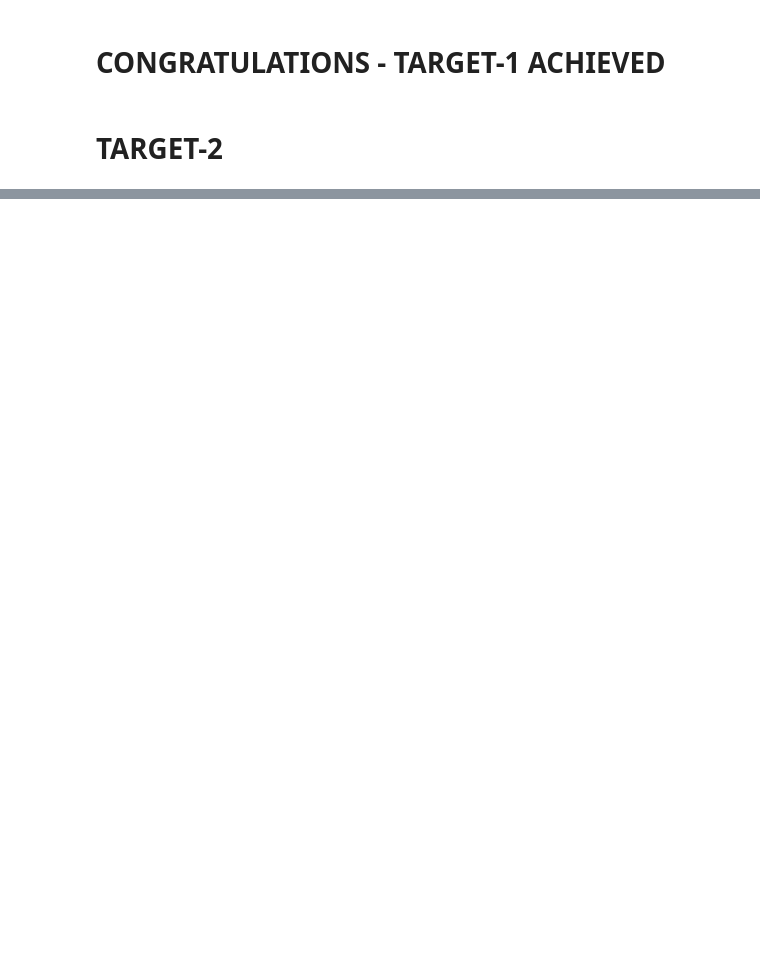
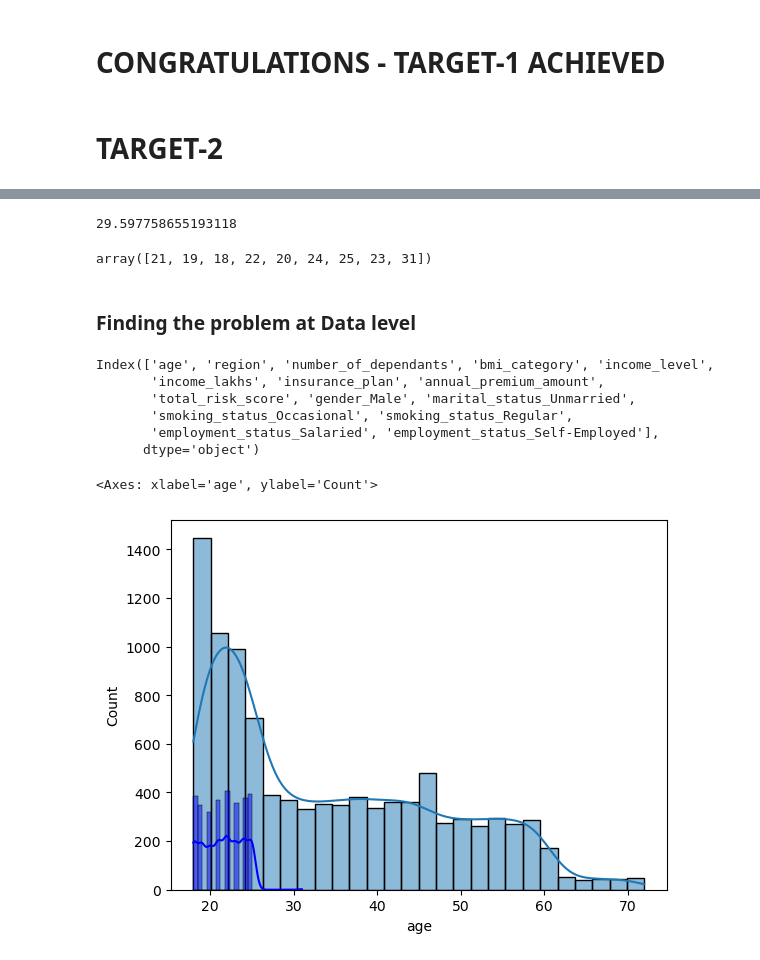
Before and after one commit to puneet-cs/DS19_ML_Project, a Jupyter notebook: DS19_Step1_EDA.ipynb, the cells around one changed output, grey strips where cells are left out. Drawn from its saved outputs; the diff is of its cells as text; code cells hidden in the pictures; blank space fills up the shorter version.

```diff
--- a/DS19_Step1_EDA.ipynb
+++ b/DS19_Step1_EDA.ipynb
@@ -695,0 +698,23 @@ extreme_result_df
+# %%
+extreme_error_df = x_test.loc[extreme_result_df.index]
+extreme_error_df
+
+error_percentage = (extreme_error_df.shape[0] / x_test.shape[0]) * 100
+print(error_percentage)
+# %% [output]
+29.597758655193118
+# %%
+extreme_error_df.age.unique()
+# %% [output]
+array([21, 19, 18, 22, 20, 24, 25, 23, 31])
+# %% [markdown]
+### Finding the problem at Data level
+# %%
+df1.columns
+# %% [output]
+Index(['age', 'region', 'number_of_dependants', 'bmi_category', 'income_level',
+       'income_lakhs', 'insurance_plan', 'annual_premium_amount',
+       'total_risk_score', 'gender_Male', 'marital_status_Unmarried',
+       'smoking_status_Occasional', 'smoking_status_Regular',
+       'employment_status_Salaried', 'employment_status_Self-Employed'],
+      dtype='object')
@@ -695,0 +723,6 @@ extreme_result_df
+# %%
+sns.histplot(x_test['age'], kde = True)
+sns.histplot(extreme_error_df['age'], color = 'blue', kde = True)
+# %% [output]
+<Axes: xlabel='age', ylabel='Count'>
+[figure, added]
```
Also changed, not shown: parts of 18 cells of this notebook, 5 other files.
